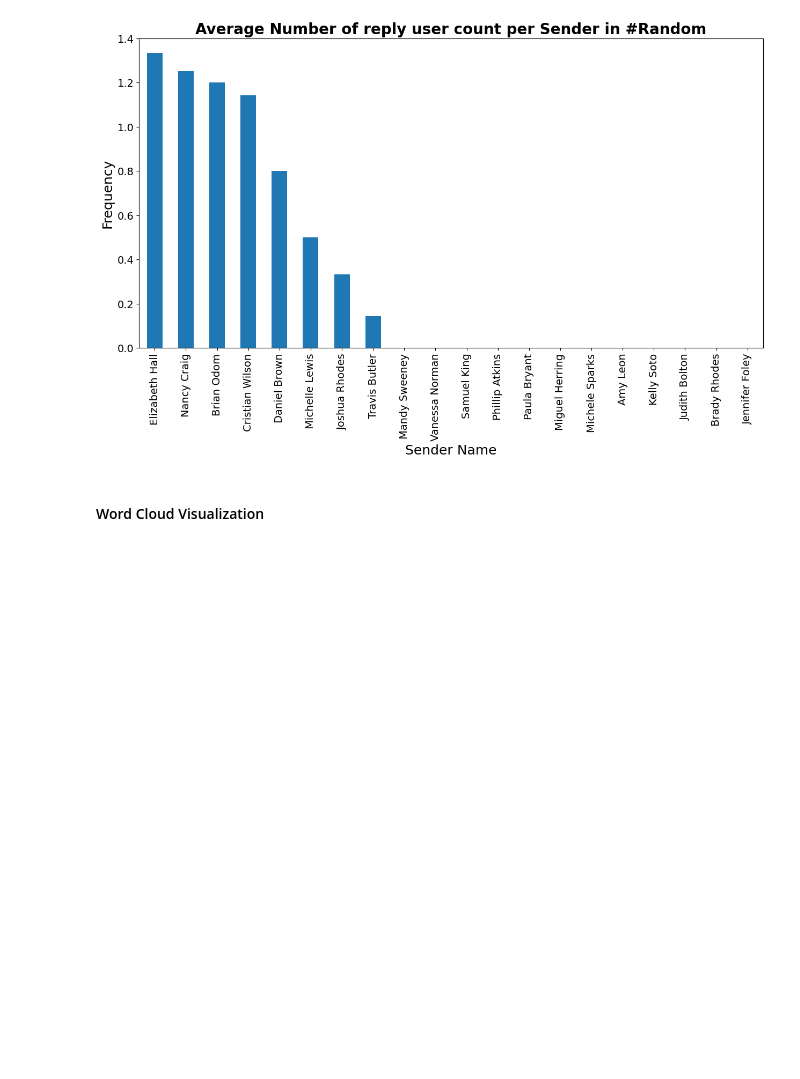
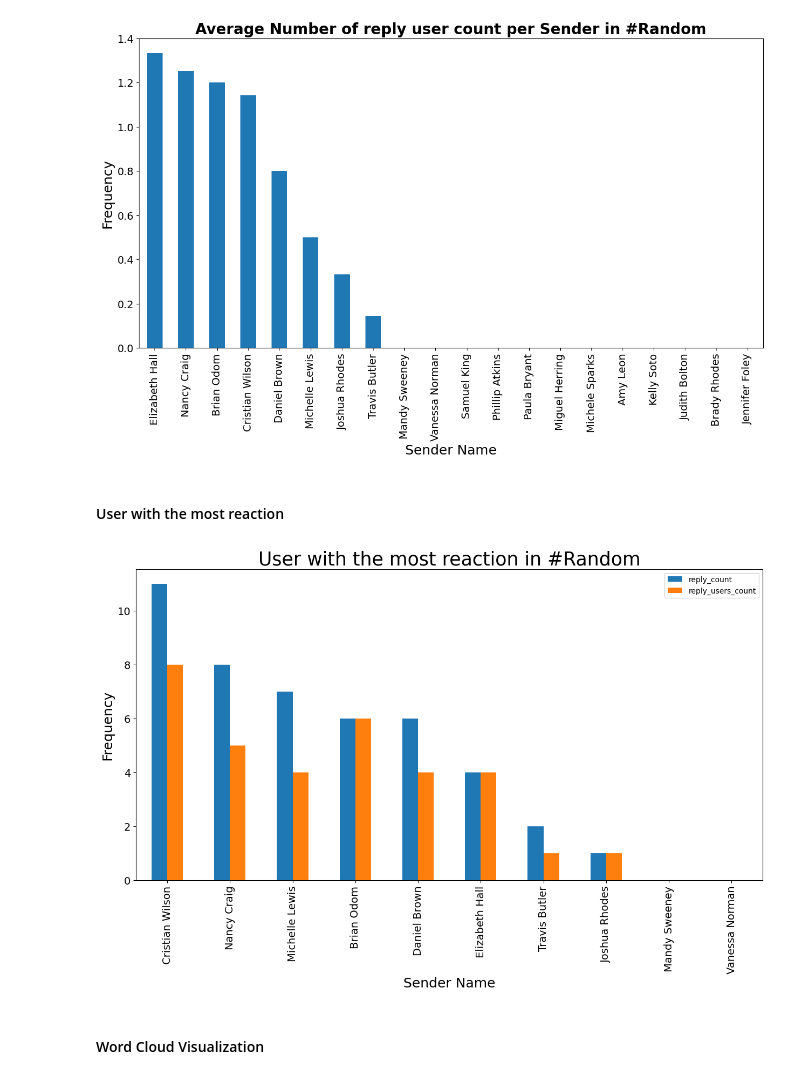
Before and after one commit to Roseco-crs/week0_starter_network_analysis, a Jupyter notebook: notebooks/parse_slack_data.ipynb, the cells around one changed output. Drawn from its saved outputs; the diff is of its cells as text; code cells hidden in the pictures; blank space fills up the shorter version.

```diff
--- a/notebooks/parse_slack_data.ipynb
+++ b/notebooks/parse_slack_data.ipynb
@@ -213,6 +195,12 @@ get_top_20_user(dataf, channel='Random')
 draw_avg_reply_users_count(dataf, channel='Random')
 # %% [output]
 [figure]
+# %% [markdown]
+#### User with the most reaction
+# %%
+draw_user_reaction(dataf, channel='Random')
+# %% [output]
+[figure, added]
 # %% [markdown]
 #### Word Cloud Visualization
 # %%
```
Also changed, not shown: parts of 7 cells of this notebook, 20 other files.
